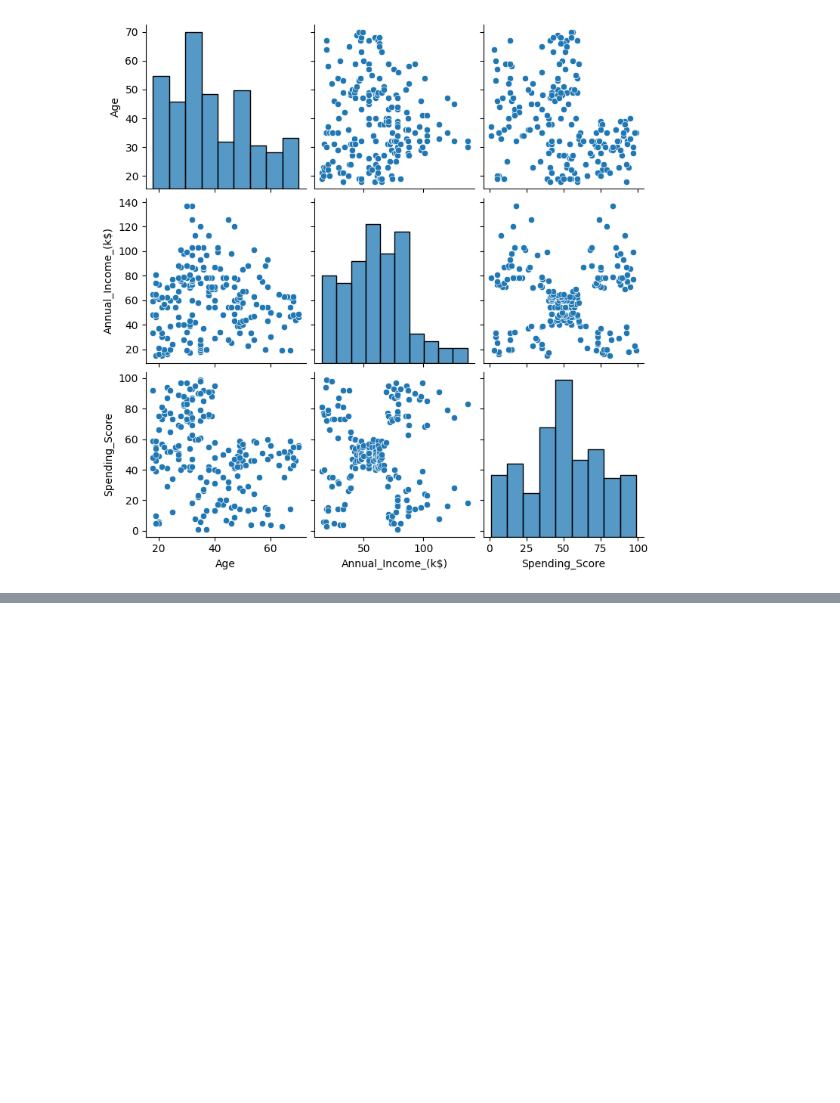
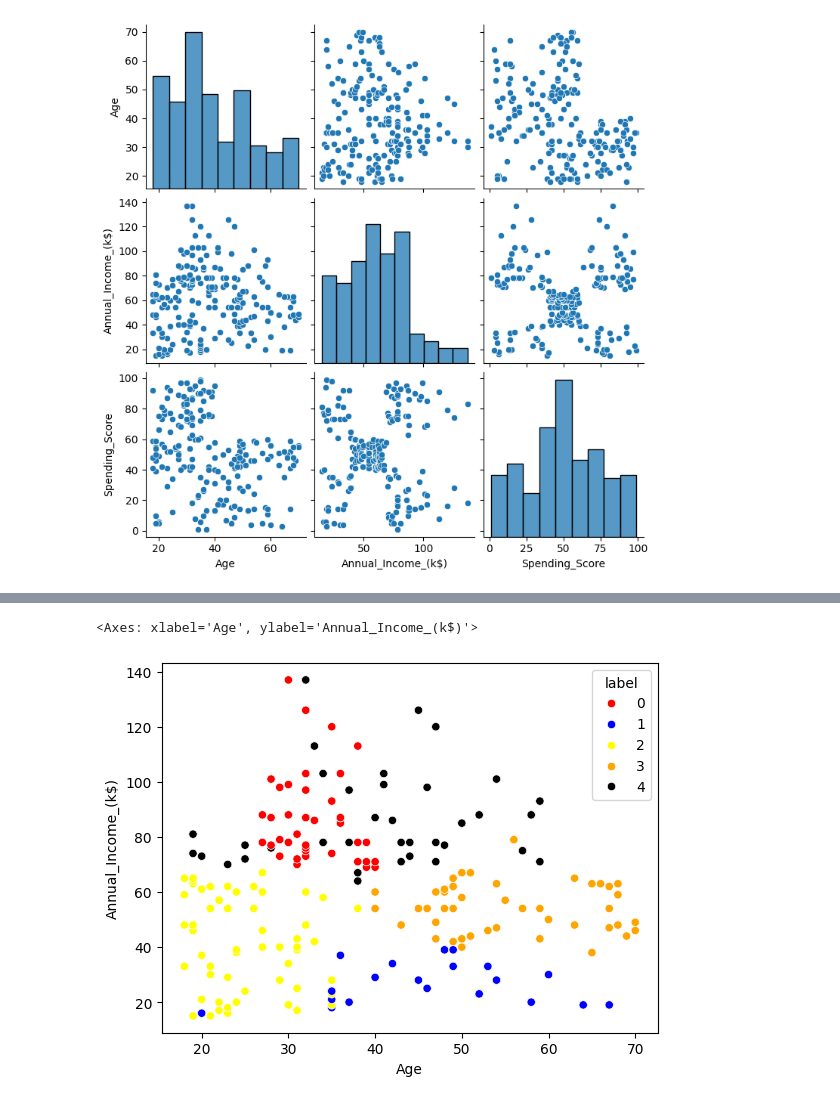
Before and after one commit to sabbir2609/edge_course, a Jupyter notebook: projects/customer_problem.ipynb, the cells around one changed output, grey strips where cells are left out. Saved outputs shown, nothing was run; the diff lists cells and outputs as text; code cells hidden in the pictures; blank space fills up the shorter version.

```diff
--- a/projects/customer_problem.ipynb
+++ b/projects/customer_problem.ipynb
@@ -115,0 +121,4 @@ sns.pairplot(df)
+# %%
+km = KMeans(n_clusters=5, random_state = 15)
+# %%
+km.fit(df_sc)
@@ -115,0 +152,3 @@ sns.pairplot(df)
+# %%
+df['label'] = km.labels_
+df.head()
@@ -115,0 +162,5 @@ sns.pairplot(df)
+# %%
+sns.scatterplot(data=df, x='Age', y='Annual_Income_(k$)', hue='label', palette=['red','blue','yellow','orange','black'] )
+# %% [output]
+<Axes: xlabel='Age', ylabel='Annual_Income_(k$)'>
+[figure, added]
```
Also changed, not shown: parts of 10 cells of this notebook, 1 other file.
